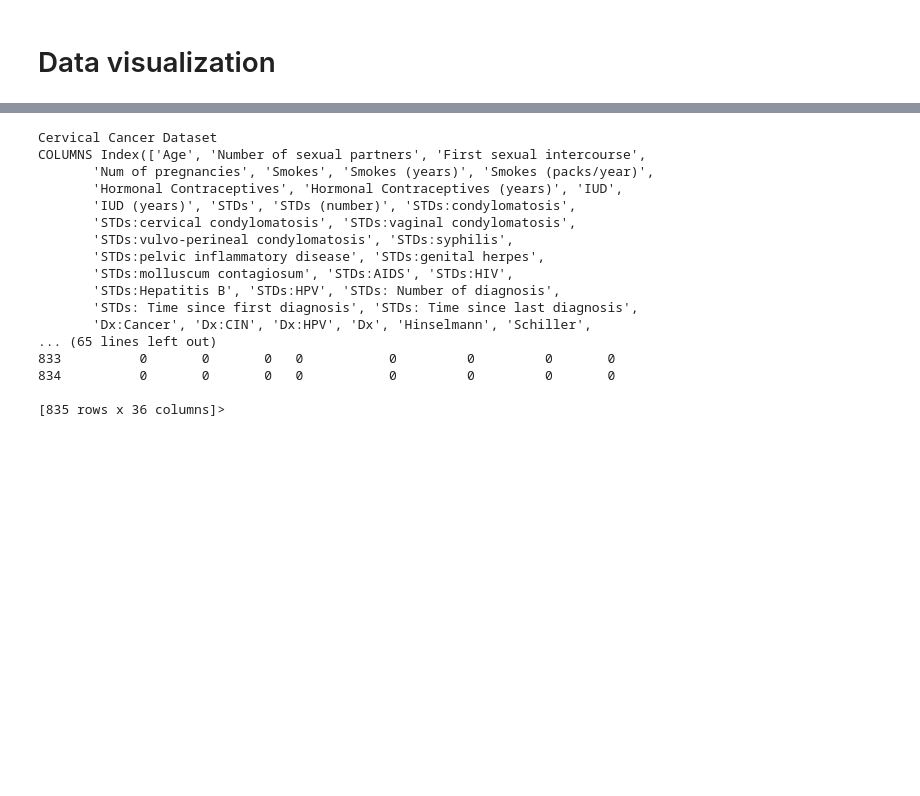
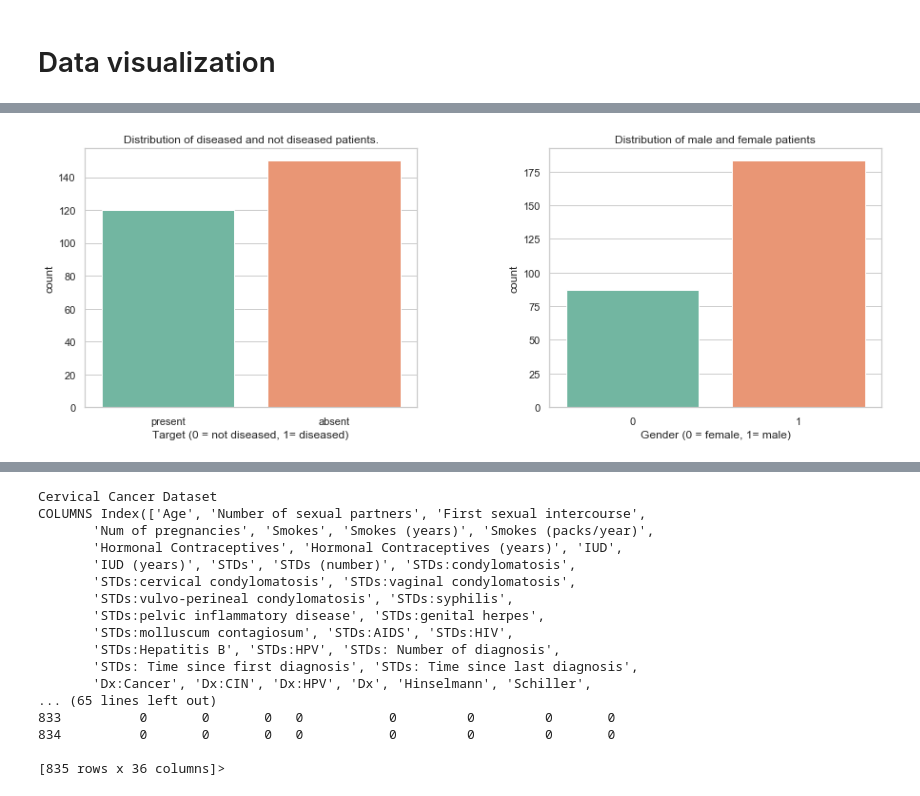
Before and after one commit to nandinibasu/ift6390_final_project, a Jupyter notebook: data_exploration.ipynb, the cells around one changed output, grey strips where cells are left out. Drawn from its saved outputs; the diff is of its cells as text; code cells hidden in the pictures; blank space fills up the shorter version.

Commit message:
data exploration done

```diff
--- a/data_exploration.ipynb
+++ b/data_exploration.ipynb
@@ -95,0 +89,19 @@ Text(0, 0.5, 'Count')
+# %%
+sns.set(style="whitegrid")
+sns.set_palette(sns.color_palette("Set2", n_colors=5))
+
+plt.figure(figsize=(15,12))
+plt.subplots_adjust(wspace = 0.4, hspace= 0.4)
+
+plt.subplot(2,2,1)
+plt.title("Distribution of diseased and not diseased patients.")
+sns.countplot(x="class", data=heart_df)
+plt.xlabel("Target (0 = not diseased, 1= diseased)")
+
+plt.subplot(2,2,2)
+plt.title("Distribution of male and female patients")
+sns.countplot(x="sex", data=heart_df)
+plt.xlabel("Gender (0 = female, 1= male)")
+plt.show()
+# %% [output]
+[figure, added]
```
Also changed, not shown: parts of 12 cells of this notebook.
